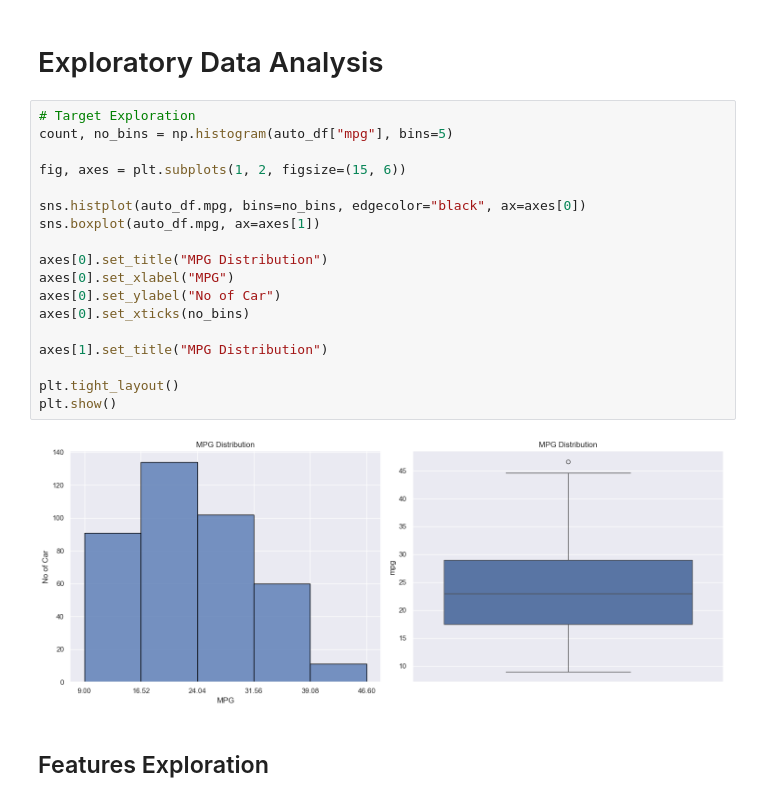
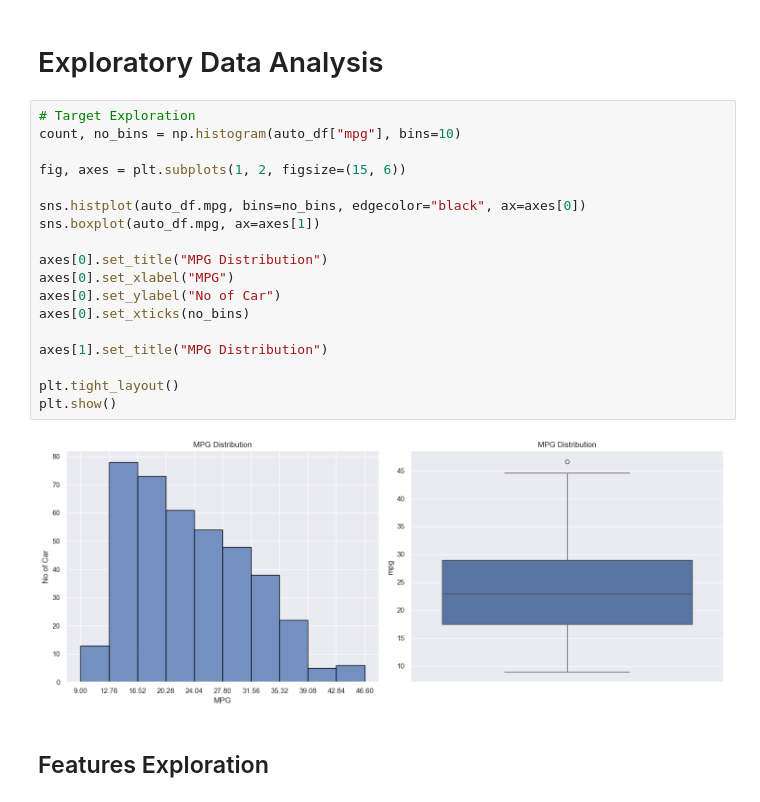
Before and after one commit to GeorgeScriptt/Vehicle-Fuel-Efficiency-Prediction, a Jupyter notebook: Vehicle-Fuel-Efficiency-Analysis-and-Modelling.ipynb, the cells around one changed output. Saved outputs shown, nothing was run; the diff lists cells and outputs as text.

```diff
--- a/Vehicle-Fuel-Efficiency-Analysis-and-Modelling.ipynb
+++ b/Vehicle-Fuel-Efficiency-Analysis-and-Modelling.ipynb
@@ -159,24 +161,24 @@ array([1970, 1971, 1972, 1973, 1974, 1975, 1976, 1977, 1978, 1979, 1980,
 # Exploratory Data Analysis
 # %%
 # Target Exploration
-count, no_bins = np.histogram(auto_df["mpg"], bins=5)
+count, no_bins = np.histogram(auto_df["mpg"], bins=10)
 
 fig, axes = plt.subplots(1, 2, figsize=(15, 6))
 
 sns.histplot(auto_df.mpg, bins=no_bins, edgecolor="black", ax=axes[0])
 sns.boxplot(auto_df.mpg, ax=axes[1])
 
 axes[0].set_title("MPG Distribution")
 axes[0].set_xlabel("MPG")
 axes[0].set_ylabel("No of Car")
 axes[0].set_xticks(no_bins)
 
 axes[1].set_title("MPG Distribution")
 
 plt.tight_layout()
 plt.show()
 # %% [output]
-[figure, old version]
+[figure, new version]
 # %% [markdown]
 ## Features Exploration
 # %%
```
Also changed, not shown: parts of 20 cells of this notebook.
